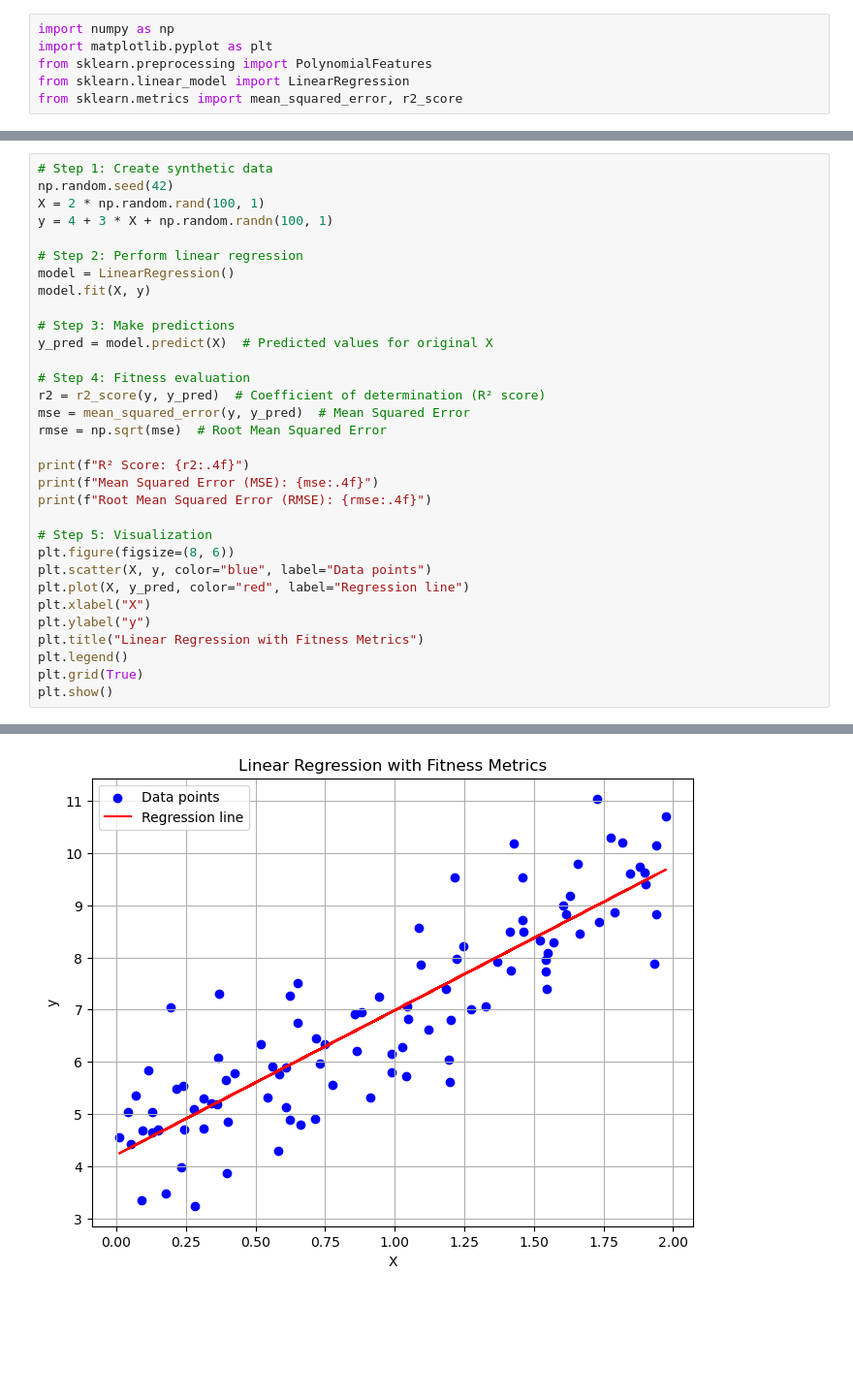
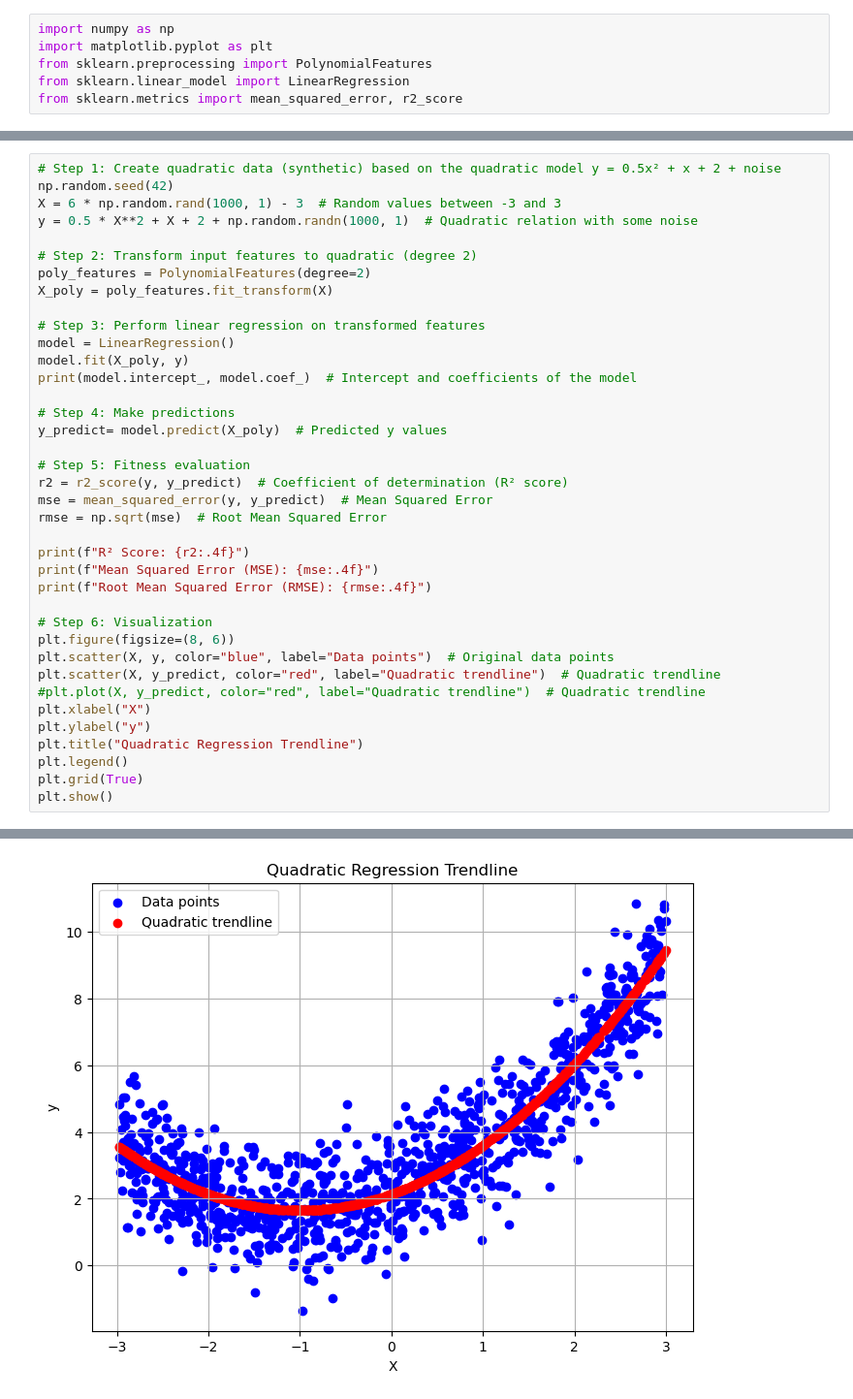
Before and after one commit to KubaJerz/VLab_AI_ML_Training, a Jupyter notebook: Regression/Regression.ipynb, the cells around one changed output, grey strips where cells are left out. Shown at 97% size. Cells and saved outputs as stored; diff of their text form; blank space fills up the shorter version.

Commit message:
Made changes to Regression and other minor changes

```diff
--- a/Regression/Regression.ipynb
+++ b/Regression/Regression.ipynb
@@ -32,32 +74,38 @@ from sklearn.metrics import mean_squared_error, r2_score
 # %%
-# Step 1: Create synthetic data
+# Step 1: Create quadratic data (synthetic) based on the quadratic model y = 0.5x² + x + 2 + noise
 np.random.seed(42)
-X = 2 * np.random.rand(100, 1)
-y = 4 + 3 * X + np.random.randn(100, 1)
+X = 6 * np.random.rand(1000, 1) - 3  # Random values between -3 and 3
+y = 0.5 * X**2 + X + 2 + np.random.randn(1000, 1)  # Quadratic relation with some noise
 
-# Step 2: Perform linear regression
+# Step 2: Transform input features to quadratic (degree 2)
+poly_features = PolynomialFeatures(degree=2)
+X_poly = poly_features.fit_transform(X)
+
+# Step 3: Perform linear regression on transformed features
 model = LinearRegression()
-model.fit(X, y)
+model.fit(X_poly, y)
+print(model.intercept_, model.coef_)  # Intercept and coefficients of the model
 
-# Step 3: Make predictions
-y_pred = model.predict(X)  # Predicted values for original X
+# Step 4: Make predictions
+y_predict= model.predict(X_poly)  # Predicted y values
 
-# Step 4: Fitness evaluation
-r2 = r2_score(y, y_pred)  # Coefficient of determination (R² score)
-mse = mean_squared_error(y, y_pred)  # Mean Squared Error
+# Step 5: Fitness evaluation
+r2 = r2_score(y, y_predict)  # Coefficient of determination (R² score)
+mse = mean_squared_error(y, y_predict)  # Mean Squared Error
 rmse = np.sqrt(mse)  # Root Mean Squared Error
 
 print(f"R² Score: {r2:.4f}")
 print(f"Mean Squared Error (MSE): {mse:.4f}")
 print(f"Root Mean Squared Error (RMSE): {rmse:.4f}")
 
-# Step 5: Visualization
+# Step 6: Visualization
 plt.figure(figsize=(8, 6))
-plt.scatter(X, y, color="blue", label="Data points")
-plt.plot(X, y_pred, color="red", label="Regression line")
+plt.scatter(X, y, color="blue", label="Data points")  # Original data points
+plt.scatter(X, y_predict, color="red", label="Quadratic trendline")  # Quadratic trendline
+#plt.plot(X, y_predict, color="red", label="Quadratic trendline")  # Quadratic trendline
 plt.xlabel("X")
 plt.ylabel("y")
-plt.title("Linear Regression with Fitness Metrics")
+plt.title("Quadratic Regression Trendline")
 plt.legend()
 plt.grid(True)
 plt.show()
@@ -68 +117 @@ Root Mean Squared Error (RMSE): 0.8981
-[figure, old version]
+[figure, new version]
```
Also changed, not shown: parts of 7 cells of this notebook, 2 other files.
